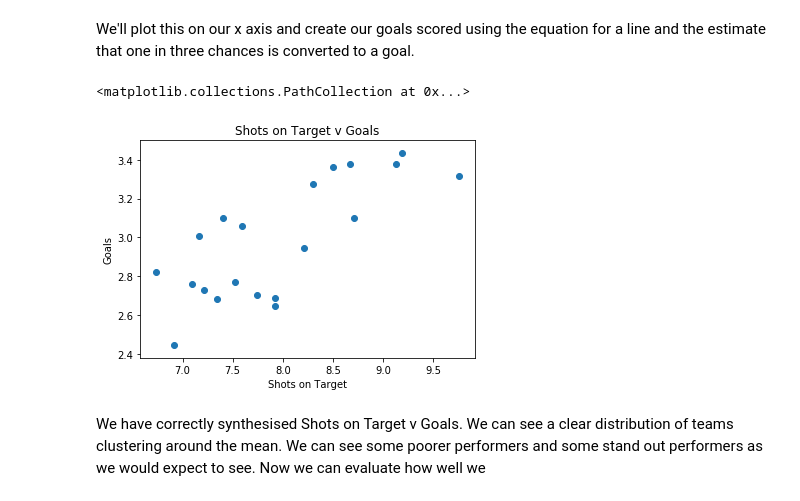
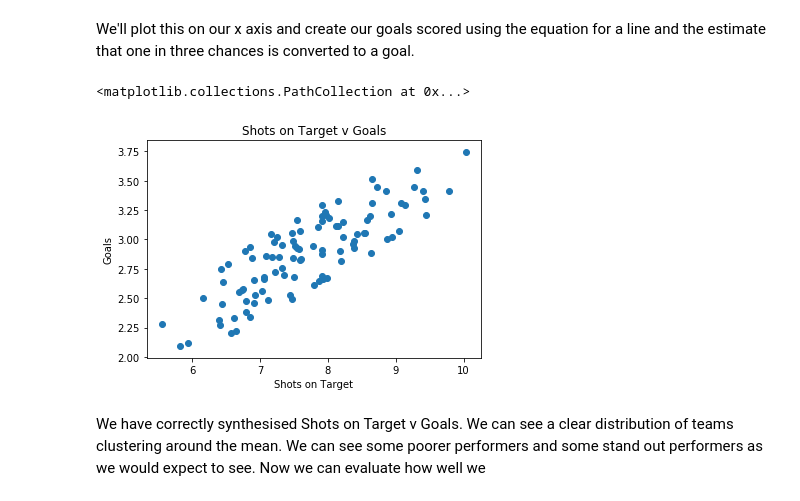
Before and after one commit to G00364690/PDA-Project, a Jupyter notebook: PDA-Project.ipynb, the cells around one changed output. Cells and saved outputs as stored; diff of their text form; code cells hidden in the pictures.

```diff
--- a/PDA-Project.ipynb
+++ b/PDA-Project.ipynb
@@ -106,6 +148,6 @@ import matplotlib.pyplot as plt
 %matplotlib inline
 
 z = np.randint(18,25)
-x = np.normal(z,3,size=20)
+x = np.normal(z,3,size=100)
 x
 # %% [output]
@@ -118,7 +172,7 @@ array([ 24.11097562,  20.46602474,  23.12409218,  28.4625724 ,
 "Using the Random shots value we can then use the equation of a line to plot the shots on target (approx 33%)"
 "We can also add some standard errors to the calculation by adding a small random sample to the x coordinate"
 
-y = (x + 2*np.random((1,20)))/3
+y = (x + 2*np.random((1,100)))/3
 
 plt.xlabel("Shots")
 plt.ylabel("Shots on Target")
@@ -146,16 +213,16 @@ array([[ 8.49849058,  7.21587236,  7.91817977,  9.75789609,  9.12848249,
 We'll plot this on our x axis and create our goals scored using the equation for a line and the estimate that one in three chances is converted to a goal.
 # %%
 x = y
-y1 = (x + 2*np.random((1,20)))/3
+y1 = (x + 2*np.random((1,100)))/3
 
 plt.xlabel("Shots on Target")
 plt.ylabel("Goals")
 plt.title("Shots on Target v Goals")
 
 plt.scatter(x,y1)
 # %% [output]
 <matplotlib.collections.PathCollection at 0x...>
-[figure, old version]
+[figure, new version]
 # %% [markdown]
 We have correctly synthesised Shots on Target v Goals. We can see a clear distribution of teams clustering around the mean. We can see some poorer performers and some stand out performers as we would expect to see. Now we can evaluate how well we
 # %% [markdown]
```
Also changed, not shown: parts of 12 cells of this notebook.
